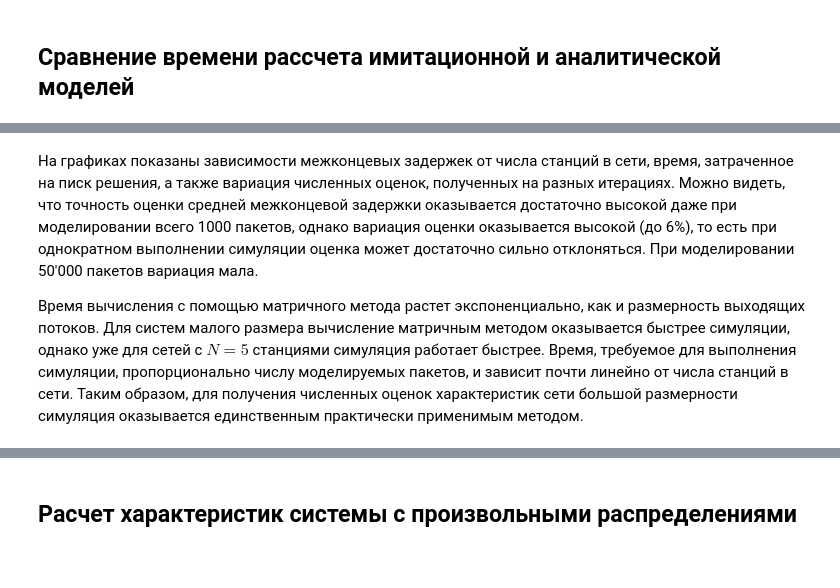
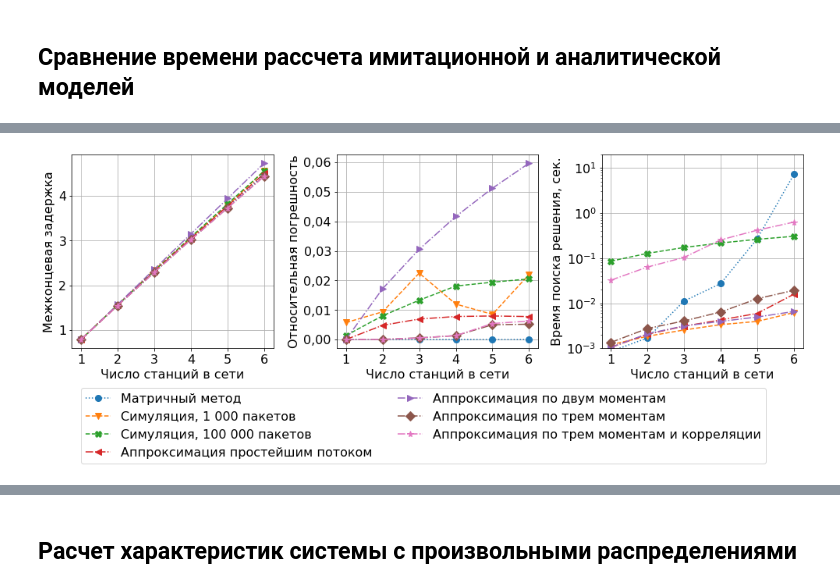
Before and after one commit to larioandr/thesis-queues, a Jupyter notebook: experiments/sample.ipynb, the cells around one changed output, grey strips where cells are left out. Saved outputs shown, nothing was run; the diff lists cells and outputs as text; code cells hidden in the pictures; blank space fills up the shorter version.

Commit message:
Started refactor, added approximations

```diff
--- a/experiments/sample.ipynb
+++ b/experiments/sample.ipynb
@@ -45,2 +88,11 @@ def print_matrix(array):
+# %%
+MAX_MAP_ORDER = 8_000
+NUM_APPROX_MOMENTS = 1
+USE_APPROX_LAG = False
+N_ITERS = 20
+
+MAX_PACKETS_ROUGH = 1_000
+MAX_PACKETS_FINE = 100_000
+MAX_PACKETS = MAX_PACKETS_FINE
 # %% [markdown]
 ## Сравнение времени рассчета имитационной и аналитической моделей
@@ -84 +209,32 @@ N_ITERS = 20
+# %%
+def estimate_average(fn, n_iters=N_ITERS, use_tqdm=False, label="", leave=True):
+    """
+    Estimate mean end-to-end delay, its CV and computation time by averaging over `n_iters` samples.
+
+    Args:
+        fn (callable): callable without args that returns a tuple (delay, elapsed_time)
+        n_iters (int): number of iterations
+        use_tqdm (bool): use or not the progress bar (TQDM, default: False)
+        label (str): optional description for progress bar
+        leave (bool): whether to leave the progress bar after completion
+
+    Returns:
+        avg_delay
+        avg_delay_cv
+        elapsed_sec
+    """
+    delays_list = []
+    elapsed_list = []
+
+    trange = tqdm(range(n_iters), desc=label, leave=leave) if use_tqdm else range(n_iters)
+    for _ in trange:
+        delay, elapsed = fn()
+        delays_list.append(delay)
+        elapsed_list.append(elapsed)
+
+    avg_delay = np.mean(delays_list)
+    std_delay = np.std(delays_list)
+    avg_delay_cv = std_delay / avg_delay if abs(avg_delay) > 1e-8 else np.inf
+    elapsed = np.mean(elapsed_list)
+    return avg_delay, avg_delay_cv, elapsed
 # %%
@@ -200,4 +342,4 @@ fig.savefig(os.path.join("images", "olga_mm1n.pdf"), bbox_inches="tight")
-# %% [markdown]
-На графиках показаны зависимости межконцевых задержек от числа станций в сети, время, затраченное на писк решения, а также вариация численных оценок, полученных на разных итерациях. Можно видеть, что точность оценки средней межконцевой задержки оказывается достаточно высокой даже при моделировании всего 1000 пакетов, однако вариация оценки оказывается высокой (до 6%), то есть при однократном выполнении симуляции оценка может достаточно сильно отклоняться. При моделировании 50'000 пакетов вариация мала.
-
-Время вычисления с помощью матричного метода растет экспоненциально, как и размерность выходящих потоков. Для систем малого размера вычисление матричным методом оказывается быстрее симуляции, однако уже для сетей с $N = 5$ станциями симуляция работает быстрее. Время, требуемое для выполнения симуляции, пропорционально числу моделируемых пакетов, и зависит почти линейно от числа станций в сети. Таким образом, для получения численных оценок характеристик сети большой размерности симуляция оказывается единственным практически применимым методом.
+# %%
+plot_data(BASIC_DATA, BASIC_INP['max_net_size'], file_name='olga_mm1n.pdf')
+# %% [output]
+[figure, added]
```
Also changed, not shown: parts of 30 cells of this notebook, 1 other file.
